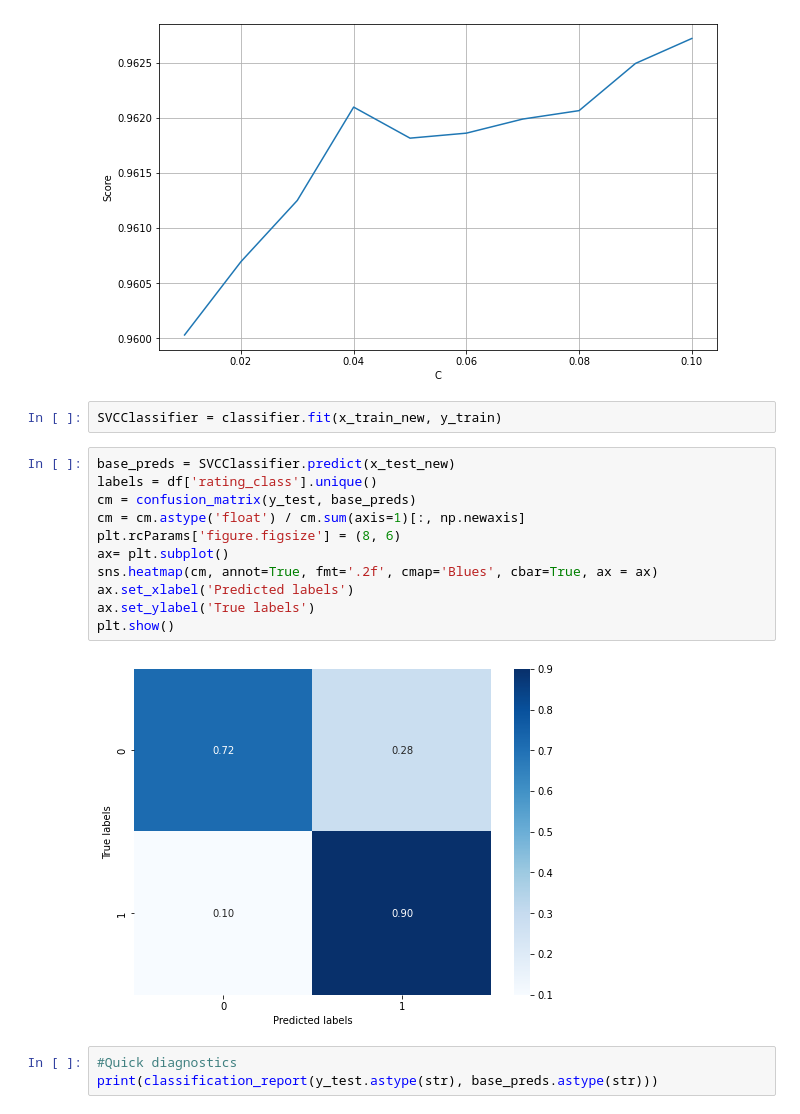
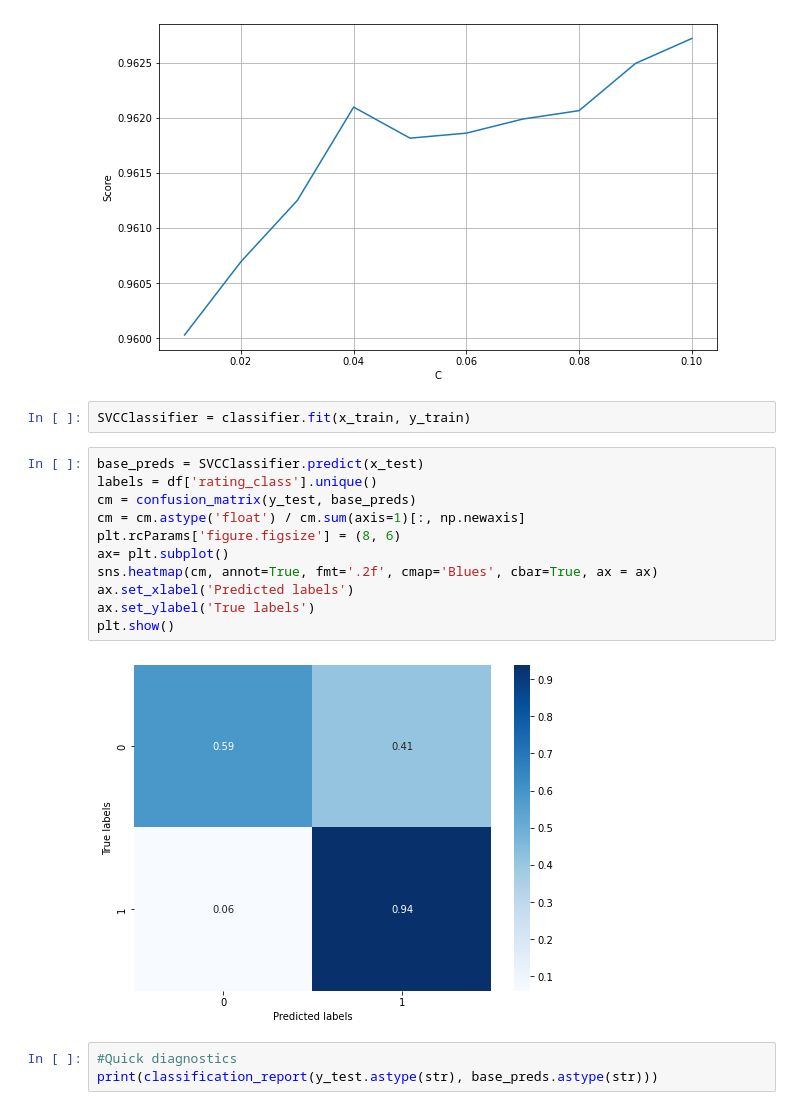
Before and after one commit to bachhvu/Amazon-NLP, a Jupyter notebook: Model Development.ipynb, the cells around one changed output. Drawn from its saved outputs; the diff is of its cells as text.

```diff
--- a/Model Development.ipynb
+++ b/Model Development.ipynb
@@ -332,20 +332,20 @@ print(SVCClassifier.cv_results_['std_test_score'][SVCClassifier.best_index_])
 0.0037118629963965623
 [figure]
 # %%
-SVCClassifier = classifier.fit(x_train_new, y_train)
+SVCClassifier = classifier.fit(x_train, y_train)
 # %%
-base_preds = SVCClassifier.predict(x_test_new)
+base_preds = SVCClassifier.predict(x_test)
 labels = df['rating_class'].unique()
 cm = confusion_matrix(y_test, base_preds)
 cm = cm.astype('float') / cm.sum(axis=1)[:, np.newaxis]
 plt.rcParams['figure.figsize'] = (8, 6)
 ax= plt.subplot()
 sns.heatmap(cm, annot=True, fmt='.2f', cmap='Blues', cbar=True, ax = ax)
 ax.set_xlabel('Predicted labels')
 ax.set_ylabel('True labels')
 plt.show()
 # %% [output]
-[figure, old version]
+[figure, new version]
 # %%
 #Quick diagnostics
 print(classification_report(y_test.astype(str), base_preds.astype(str)))
```
